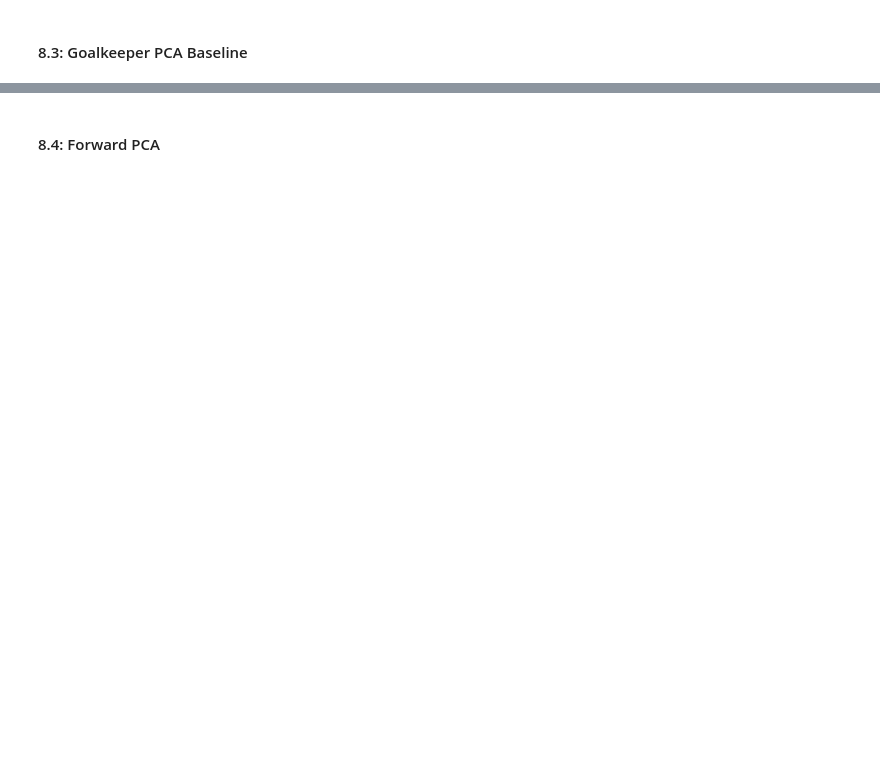
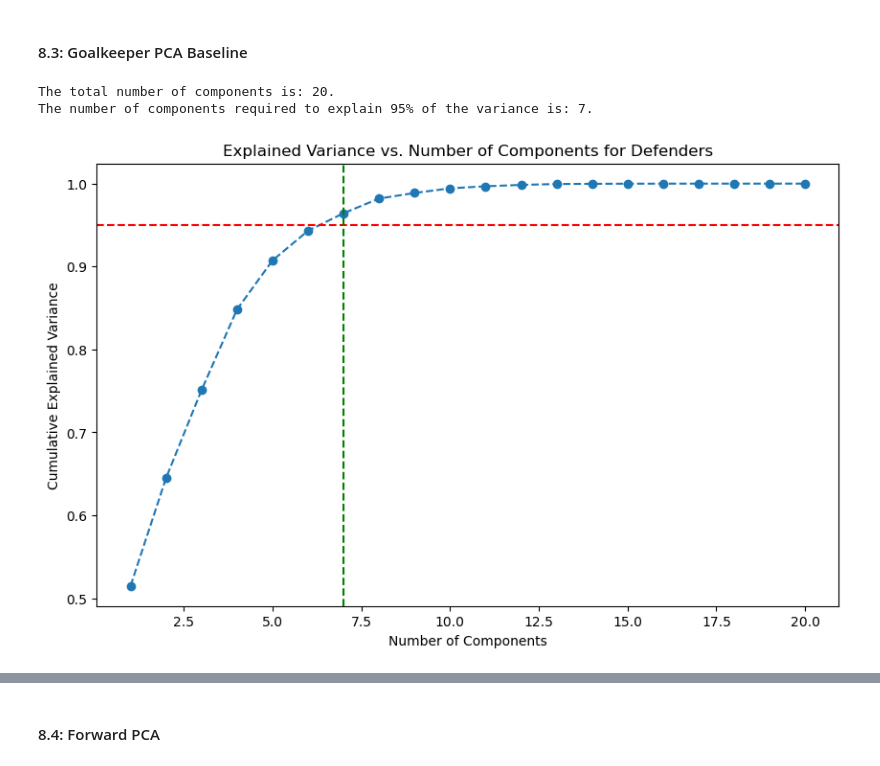
Before and after one commit to kezeani/109aproject, a Jupyter notebook: project.ipynb, the cells around one changed output, grey strips where cells are left out. Cells and saved outputs as stored; diff of their text form; code cells hidden in the pictures; blank space fills up the shorter version.

Commit message:
decision tree goalkeeper

```diff
--- a/project.ipynb
+++ b/project.ipynb
@@ -754,28 +764,41 @@ pred_df.to_csv('defensive_predictions.csv', index=False)
 # %%
 from sklearn.decomposition import PCA
 
-#make sure to standardize the data below, if you read directly from the csv its not standardized
-#i think that will change the # of components that = 95%
-#after uncomment the 95% line in your graph
+goalkeepers_train, goalkeepers_test = train_test_split(goalkeepers, test_size=0.2, random_state=42)
 
-goalkeepers_numeric = goalkeepers.select_dtypes(include=[np.number]).dropna()
+numeric_train = goalkeepers_train.select_dtypes(include='number').drop(columns=['Player'], errors='ignore').dropna()
+numeric_test = goalkeepers_test.select_dtypes(include='number').drop(columns=['Player'], errors='ignore').dropna()
+
+
+goalkeepers_train = goalkeepers_train.loc[numeric_train.index].reset_index(drop=True)
+goalkeepers_test = goalkeepers_test.loc[numeric_test.index].reset_index(drop=True)
+
+
+y_train = goalkeepers_train['Comp']
+y_test = goalkeepers_test['Comp']
 
 pca = PCA()
-pca_data = pca.fit_transform(goalkeepers_numeric)
+pca1 = PCA()
+goalkeepers_pca= pca.fit_transform(numeric_train)
+goalkeepers_pca1= pca1.fit_transform(numeric_test)
 
 explained_variance_ratio = pca.explained_variance_ratio_
 cumulative_variance = np.cumsum(explained_variance_ratio)
+
 valid_components = np.argmax(cumulative_variance >= 0.95) + 1
 
-print(f"The number of components is: {pca.n_components_}. ")
-print(f"The number of components required to explain 95% of the variance is: {valid_components}")
+print(f"The total number of components is: {pca.n_components_}.")
+print(f"The number of components required to explain 95% of the variance is: {valid_components}.")
 
 plt.figure(figsize=(10, 6))
-plt.plot(range(1, len(cumulative_variance) + 1), cumulative_variance, marker='o', linestyle='--')
+plt.plot(range(1, len(cumulative_variance)+1), cumulative_variance,marker='o', linestyle='--')
+plt.axhline(y=0.95, color='r', linestyle='--', label='95% Variance Threshold')
 plt.axvline(x=valid_components, color='g', linestyle='--', label=f'{valid_components} Components')
-plt.axhline(y=0.95, color='r', linestyle='--', label='95% Variance Threshold')
 plt.xlabel('Number of Components')
 plt.ylabel('Cumulative Explained Variance')
-plt.title('Explained Variance vs. Number of Components for Goalkeepers')
-plt.grid()
+plt.title('Explained Variance vs. Number of Components for Defenders')
 plt.show()
+# %% [output]
+The total number of components is: 20.
+The number of components required to explain 95% of the variance is: 7.
+[figure, added]
```
Also changed, not shown: parts of 7 cells of this notebook.
